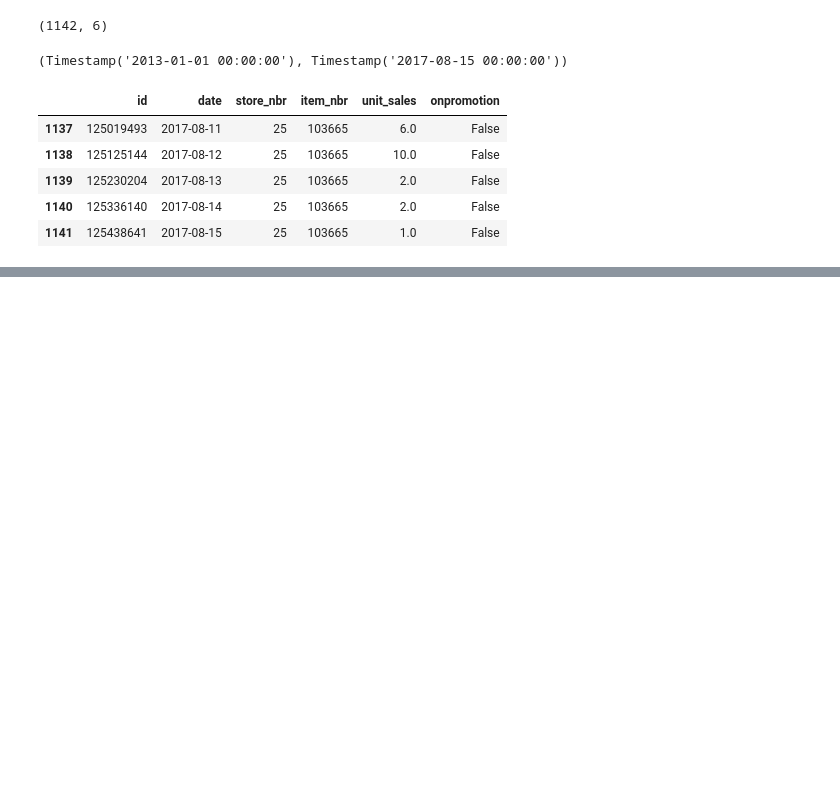
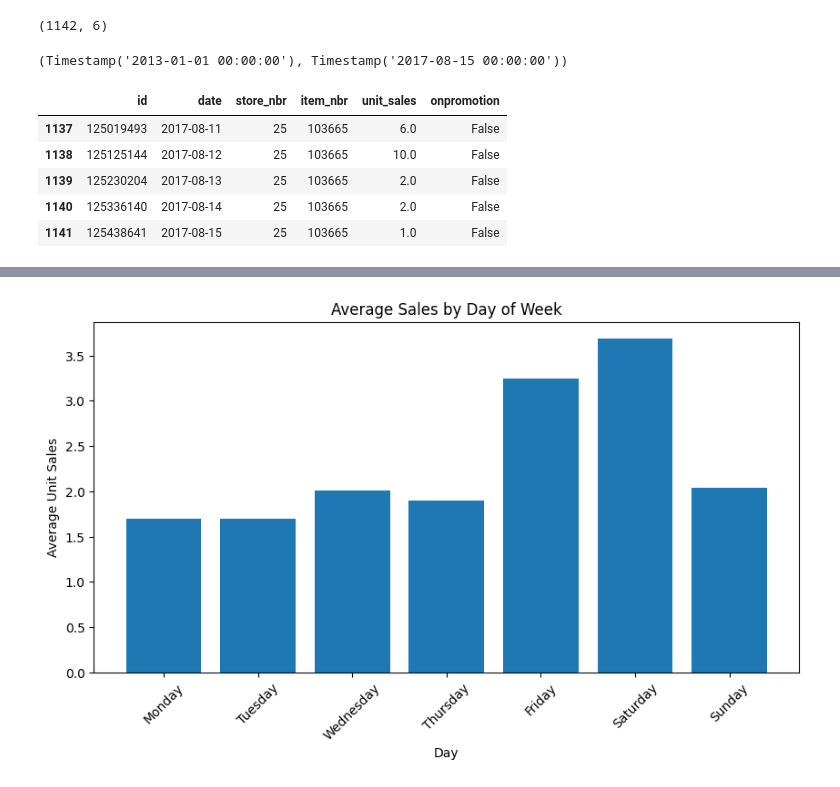
Before and after one commit to DeepakThakur10/demand-forecasting-inventory, a Jupyter notebook: notebooks/01_data_understanding.ipynb, the cells around one changed output, grey strips where cells are left out. Drawn from its saved outputs; the diff is of its cells as text; code cells hidden in the pictures; blank space fills up the shorter version.

```diff
--- a/notebooks/01_data_understanding.ipynb
+++ b/notebooks/01_data_understanding.ipynb
@@ -116,0 +358,19 @@ product_sales.tail()
+# %%
+daily_sales["day_of_week"] = daily_sales.index.day_name()
+
+weekly_pattern = (
+    daily_sales
+    .groupby("day_of_week")["unit_sales"]
+    .mean()
+    .reindex([
+        "Monday",
+        "Tuesday",
+        "Wednesday",
+        "Thursday",
+        "Friday",
+        "Saturday",
+        "Sunday"
+    ])
+)
+
+weekly_pattern
@@ -116,0 +387,13 @@ product_sales.tail()
+# %%
+plt.figure(figsize=(10, 5))
+
+plt.bar(weekly_pattern.index, weekly_pattern.values)
+
+plt.title("Average Sales by Day of Week")
+plt.xlabel("Day")
+plt.ylabel("Average Unit Sales")
+
+plt.xticks(rotation=45)
+plt.show()
+# %% [output]
+[figure, added]
```
Also changed, not shown: parts of 62 cells of this notebook, 2 other files.
